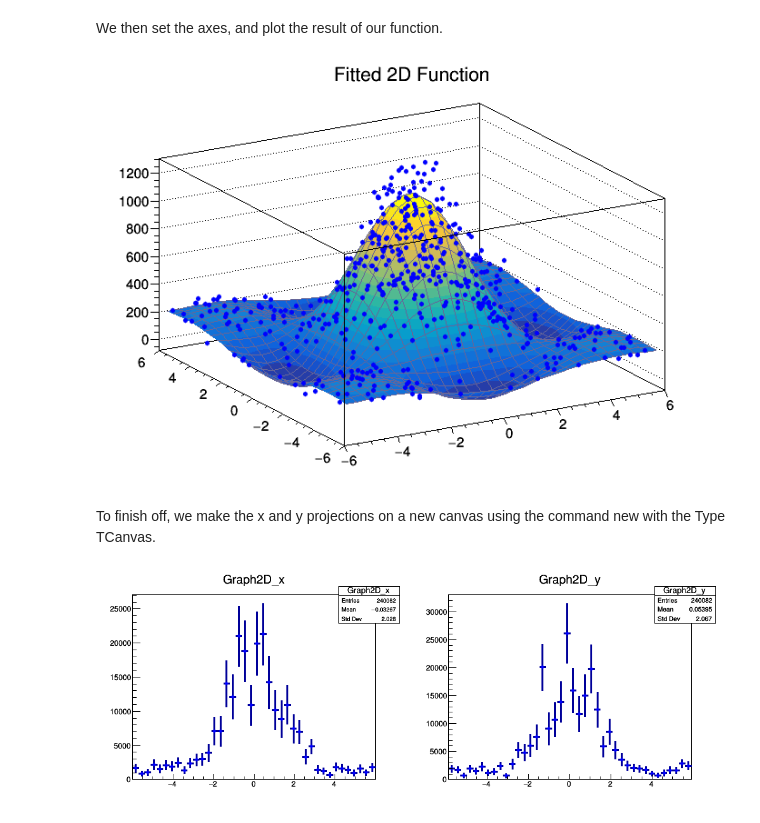
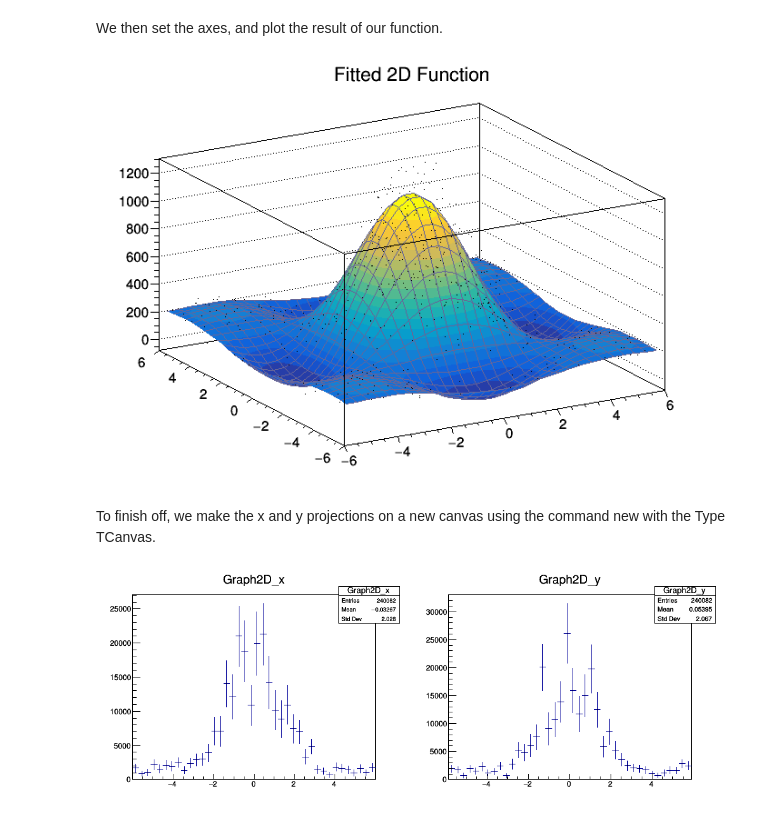
Before and after one commit to rkunnawa/RootTutorial, a Jupyter notebook: Macro4_cpp.ipynb, the cells around one changed output. Saved outputs shown, nothing was run; the diff lists cells and outputs as text; code cells hidden in the pictures.

```diff
--- a/Macro4_cpp.ipynb
+++ b/Macro4_cpp.ipynb
@@ -55,15 +48,16 @@ We then set the axes, and plot the result of our function.
 # %%
 TCanvas c;
 f2.DrawClone("Surf1");
 auto Xaxis = f2.GetXaxis();
 auto Yaxis = f2.GetYaxis();
 auto Zaxis = f2.GetZaxis();
 Xaxis->SetTitle("X Title"); Xaxis->SetTitleOffset(1.5);
 Yaxis->SetTitle("Y Title"); Yaxis->SetTitleOffset(1.5);
 Zaxis->SetTitle("Y Title"); Zaxis->SetTitleOffset(1.5);
 dte.Draw("PO Same");
+c.Draw();
 # %% [output]
-[figure, old version]
+[figure, new version]
 # %% [markdown]
 To finish off, we make the x and y projections on a new canvas using the command new with the Type TCanvas.
 # %%
@@ -73,5 +67,6 @@ c_p.cd(1);
 dte.Project("x")->Draw();
 c_p.cd(2);
 dte.Project("y")->Draw();
+c_p.Draw()
 # %% [output]
-[figure, old version]
+[figure, new version]
```
Also changed, not shown: parts of 4 cells of this notebook, 11 other files.
